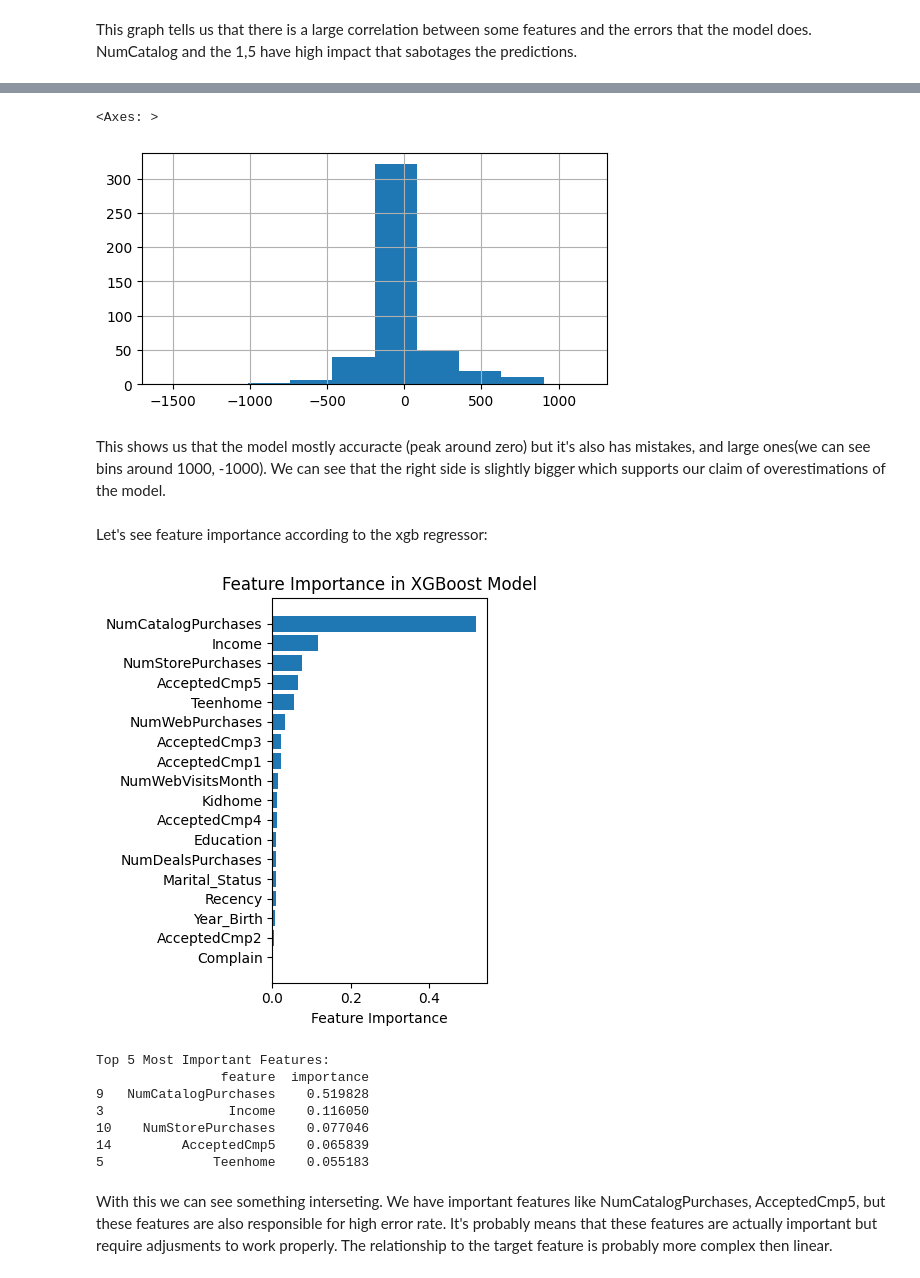
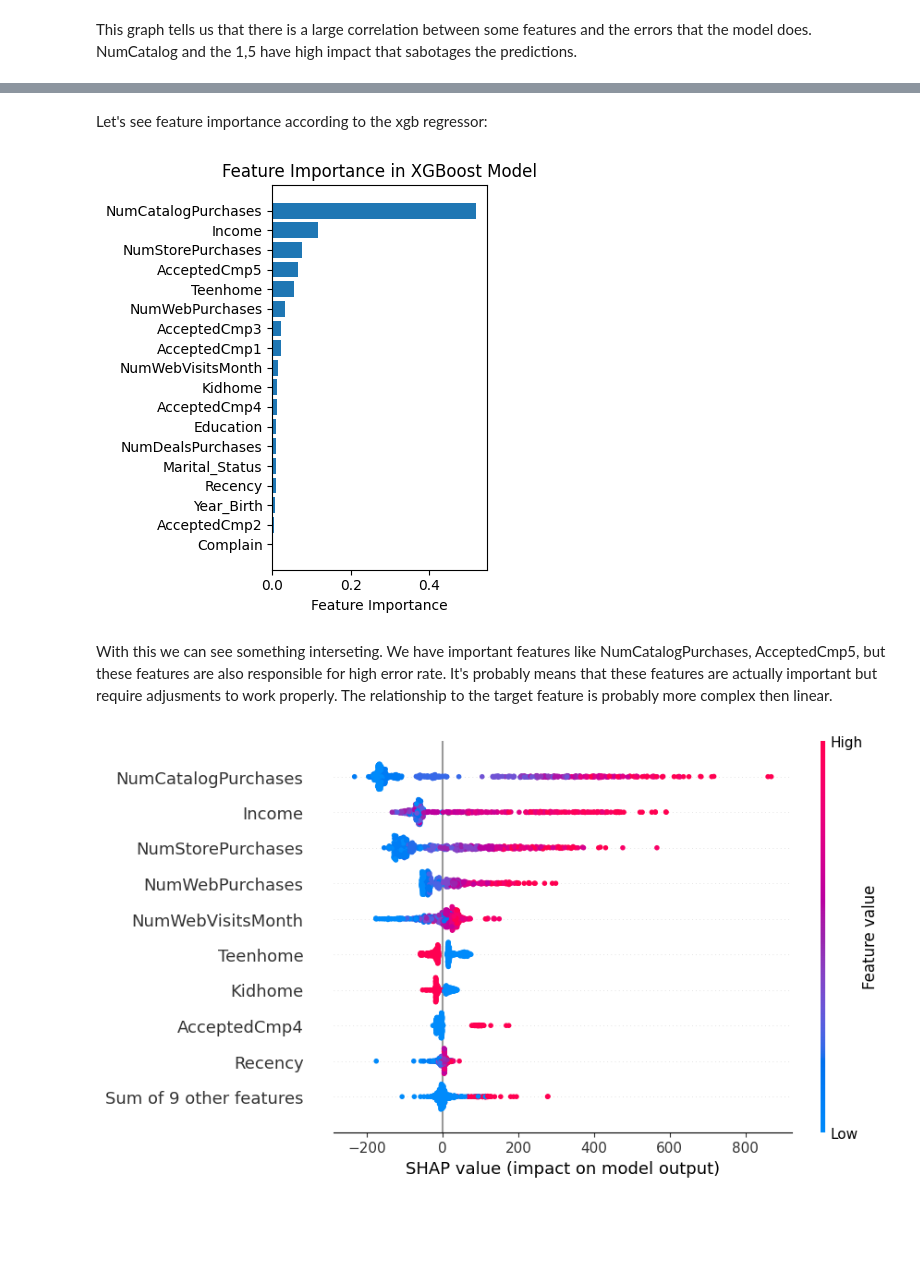
Before and after one commit to GodErlich/TDS-project, a Jupyter notebook: analysis.ipynb, the cells around one changed output, grey strips where cells are left out. Saved outputs shown, nothing was run; the diff lists cells and outputs as text; code cells hidden in the pictures; blank space fills up the shorter version.

```diff
--- a/analysis.ipynb
+++ b/analysis.ipynb
@@ -308,11 +310,3 @@ This results show us that the model overestimates then underestimates. also when
-# %%
-plt.figure(figsize=(6, 3))
-residuals.hist()
-# %% [output]
-<Axes: >
-[figure, removed]
-# %% [markdown]
-This shows us that the model mostly accuracte (peak around zero) but it's also has mistakes, and large ones(we can see bins around 1000, -1000). We can see that the right side is slightly bigger which supports our claim of overestimations of the model.
 # %% [markdown]
 Let's see feature importance according to the xgb regressor:
 # %%
@@ -328,18 +322,16 @@ plt.title('Feature Importance in XGBoost Model')
 
 plt.tight_layout()
 plt.show()
-
-# Print top 5 most important features
-print("\nTop 5 Most Important Features:")
-print(importance_df.sort_values('importance', ascending=False).head())
 # %% [output]
 [figure]
-Top 5 Most Important Features:
-                feature  importance
-9   NumCatalogPurchases    0.519828
-3                Income    0.116050
-10    NumStorePurchases    0.077046
-14         AcceptedCmp5    0.065839
-5              Teenhome    0.055183
 # %% [markdown]
 With this we can see something interseting. We have important features like NumCatalogPurchases, AcceptedCmp5, but these features are also responsible for high error rate. It's probably means that these features are actually important but require adjusments to work properly. The relationship to the target feature is probably more complex then linear.
+# %%
+import shap
+shap_sample = X_train.sample(500)
+explainer = shap.Explainer(model.predict, shap_sample)
+shap_values = explainer(shap_sample)
+dtf.columns
+shap.plots.beeswarm(shap_values)
+# %% [output]
+[figure, added]
```
Also changed, not shown: parts of 21 cells of this notebook.
